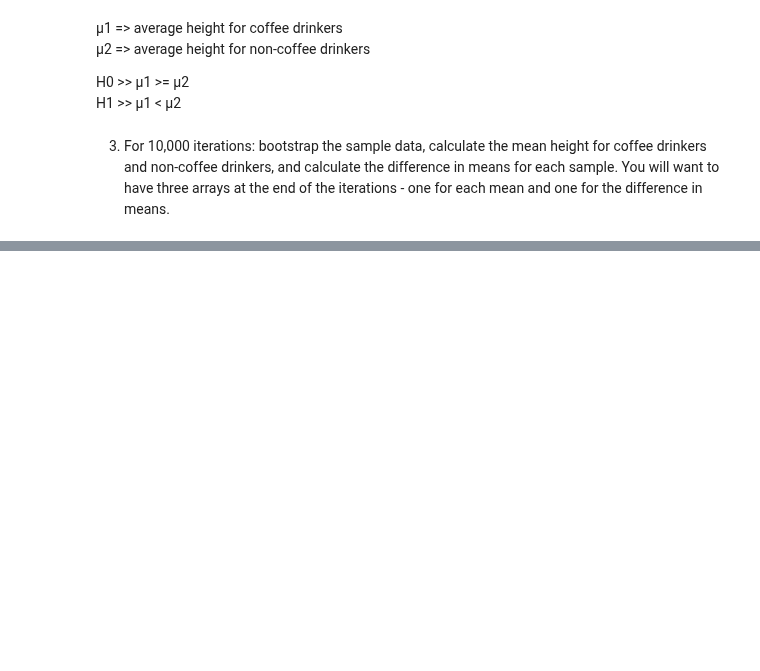
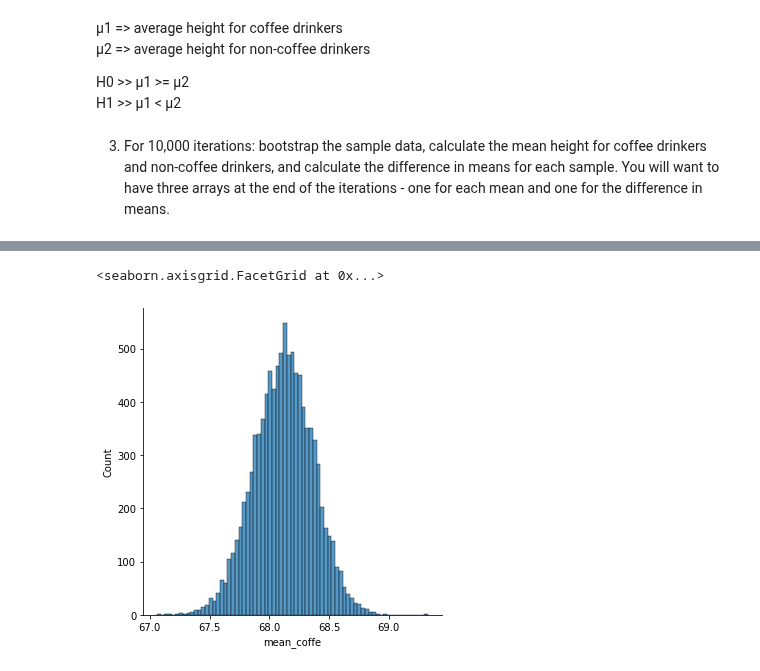
Before and after one commit to vpontello/DataScience_Nanodegree, a Jupyter notebook: 00_Extracurricular/02_Practical_Statistics/practical_statistics.ipynb, the cells around one changed output, grey strips where cells are left out. Drawn from its saved outputs; the diff is of its cells as text; code cells hidden in the pictures; blank space fills up the shorter version.

```diff
--- a/00_Extracurricular/02_Practical_Statistics/practical_statistics.ipynb
+++ b/00_Extracurricular/02_Practical_Statistics/practical_statistics.ipynb
@@ -1327,0 +1376,5 @@ H1 >> µ1 < µ2
+# %%
+sns.displot(df_bootstrap["mean_coffe"])
+# %% [output]
+<seaborn.axisgrid.FacetGrid at 0x...>
+[figure, added]
```
Also changed, not shown: parts of 9 cells of this notebook.
